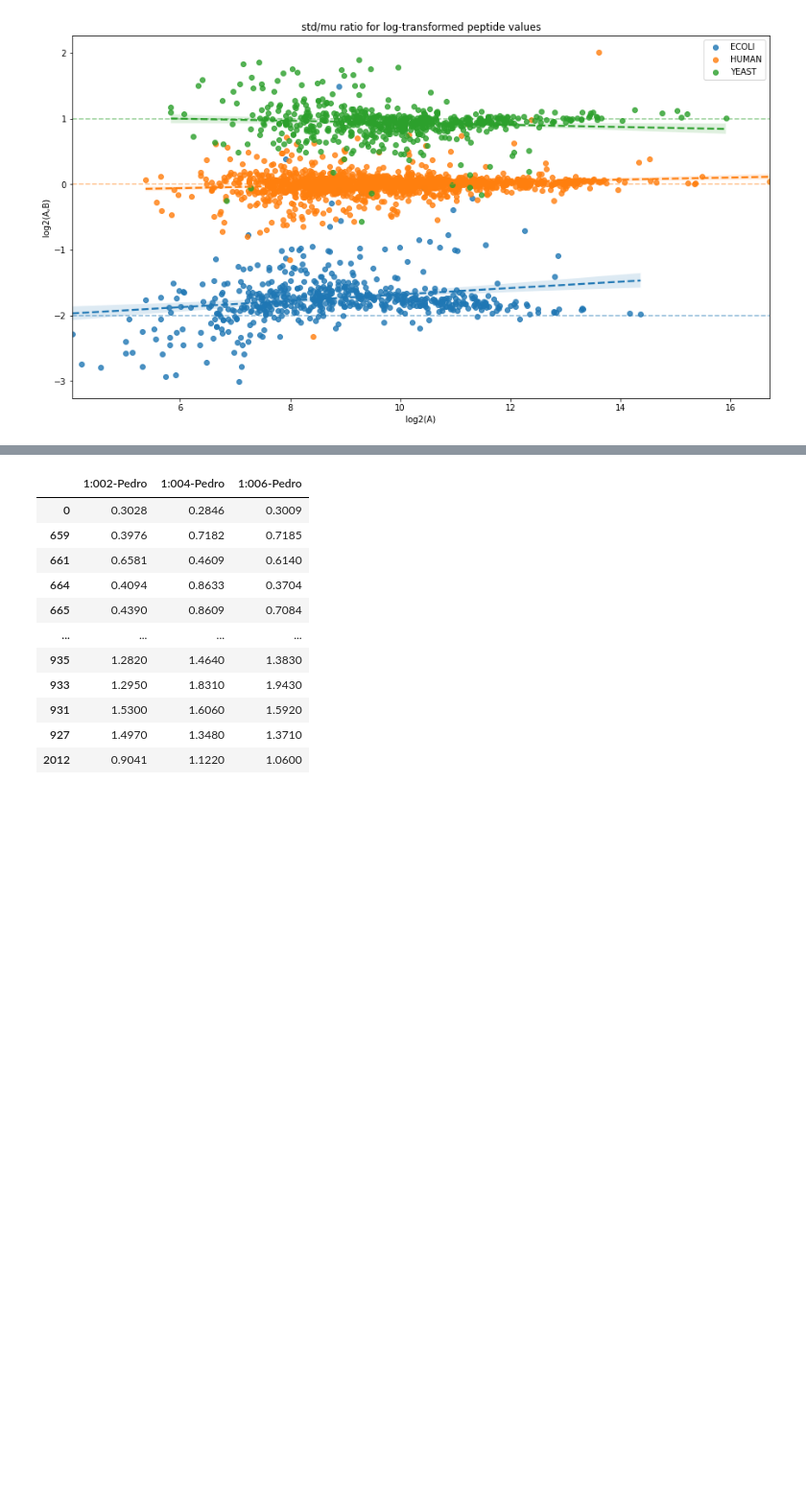
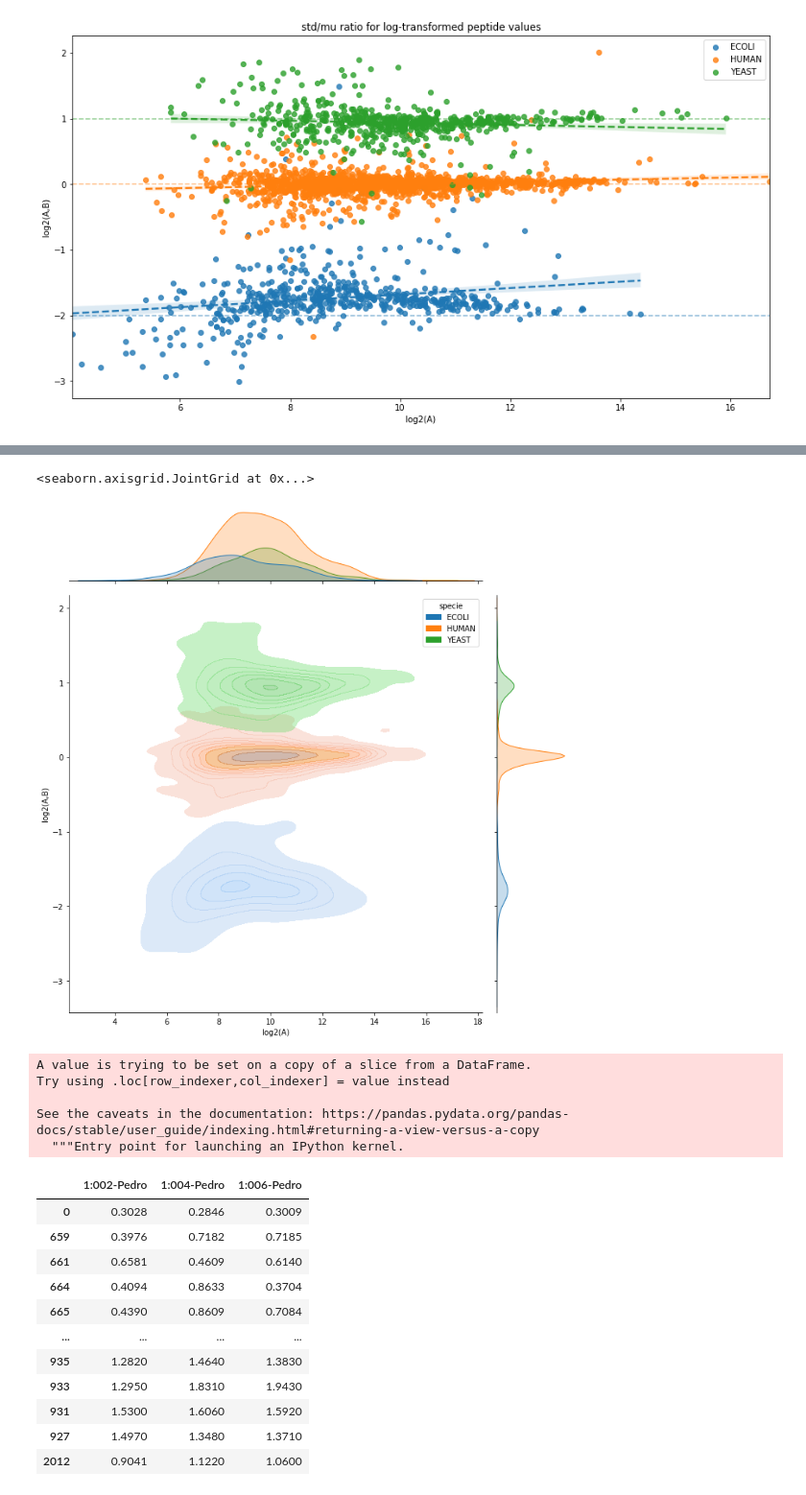
Before and after one commit to statisticalbiotechnology/dia_sum, a Jupyter notebook: result/2021-08-31/2021-08-26_article_plots_DIANN_with_volcano_triqler_relative_values.ipynb, the cells around one changed output, grey strips where cells are left out. Shown at 96% size. Cells and saved outputs as stored; diff of their text form; code cells hidden in the pictures; blank space fills up the shorter version.

```diff
--- a/result/2021-08-31/2021-08-26_article_plots_DIANN_with_volcano_triqler_relative_values.ipynb
+++ b/result/2021-08-31/2021-08-26_article_plots_DIANN_with_volcano_triqler_relative_values.ipynb
@@ -766,3 +769,11 @@ Text(0.5, 1.0, 'std/mu ratio for log-transformed peptide values')
+# %%
+sns.jointplot(data = df_final, x = "log2(A)", y = "log2(A,B)", hue = "specie", kind = "kde", height = 10,
+             fill = True,  joint_kws={'alpha': 0.4})#, line_kws = {"ls":"--"}, label ="ECOLI")
+
+#sns.jointplot(data=penguins, x="bill_length_mm", y="bill_depth_mm", hue="species", kind="kde")
+# %% [output]
+<seaborn.axisgrid.JointGrid at 0x...>
+[figure, added]
 # %%
 df_triq["log2(mu_sample1)"] = np.log2(df_triq[["1:002-Pedro", "1:004-Pedro", "1:006-Pedro"]].mean(axis = 1))
 df_triq["log2(mu_sample2)"] = np.log2(df_triq[["2:003-Pedro", "2:005-Pedro", "2:007-Pedro"]].mean(axis = 1))
@@ -778,3 +789,11 @@ df_triq["-log2_fold_change"] = -1* df_triq["log2_fold_change"]
 ### muProtein experiment
 
 df_triq["mu_sample1"] = df_triq[["1:002-Pedro", "1:004-Pedro", "1:006-Pedro"]]
+# %%
+df_triq[df_triq.specie == "ECOLI"]["mu_sample1"] = -df_triq[df_triq.specie == "ECOLI"]["mu_sample1"]
+# %% [output]
+A value is trying to be set on a copy of a slice from a DataFrame.
+Try using .loc[row_indexer,col_indexer] = value instead
+
+See the caveats in the documentation: https://pandas.pydata.org/pandas-docs/stable/user_guide/indexing.html#returning-a-view-versus-a-copy
+  """Entry point for launching an IPython kernel.
```
Also changed, not shown: parts of 58 cells of this notebook, 8 other files.
